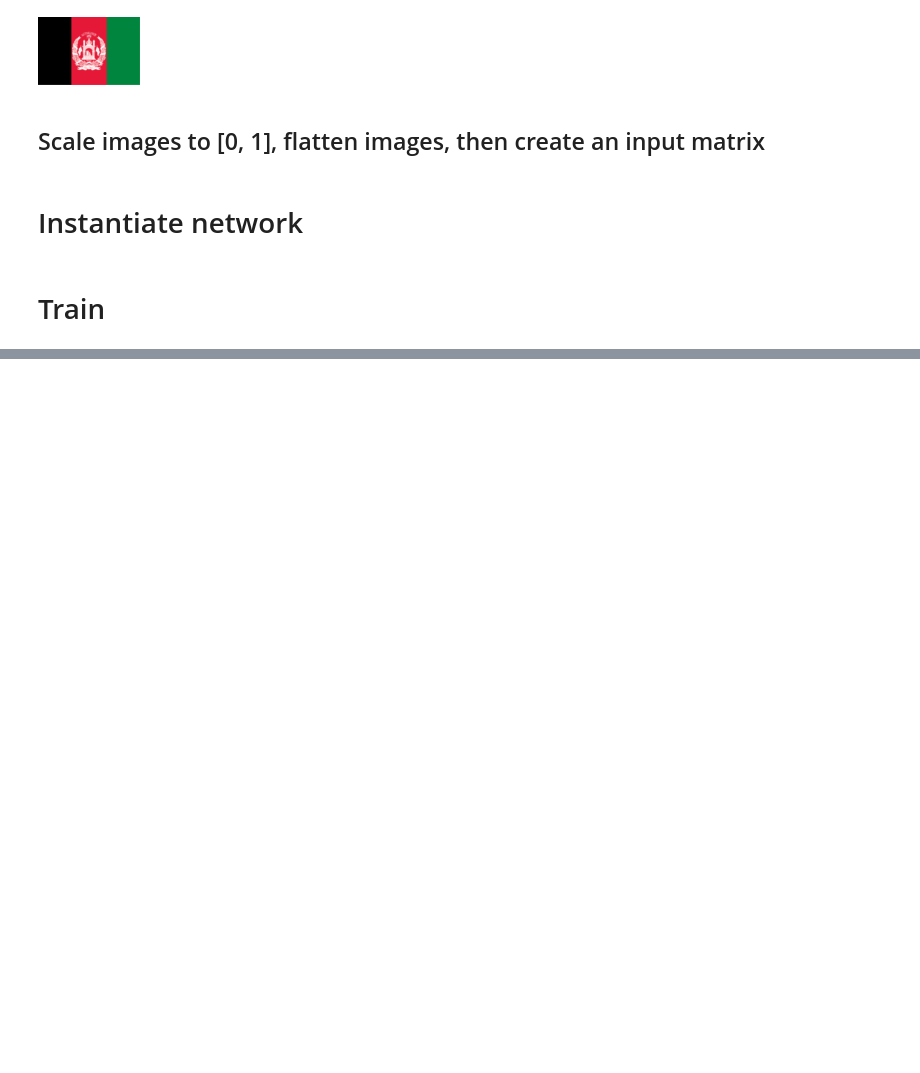
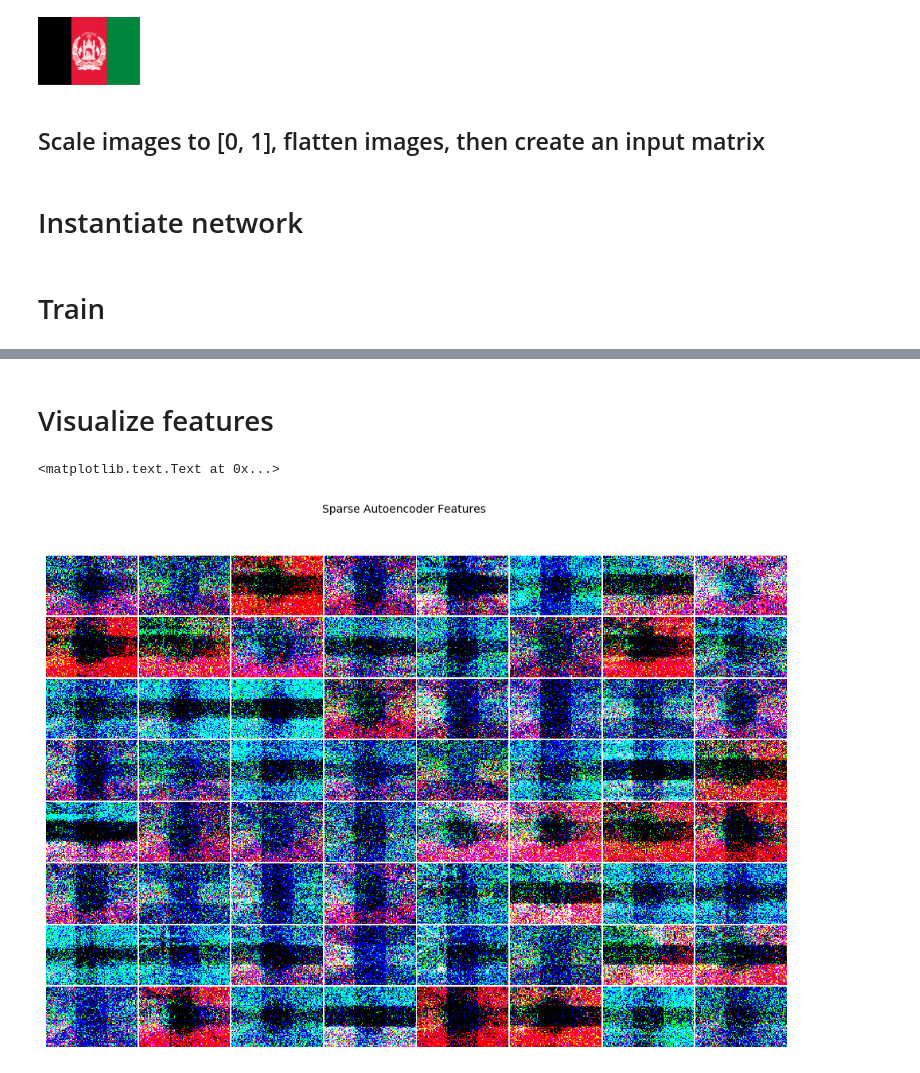
Before and after one commit to cavaunpeu/generate-world-flags, a Jupyter notebook: generate-world-flags.ipynb, the cells around one changed output, grey strips where cells are left out. Saved outputs shown, nothing was run; the diff lists cells and outputs as text; code cells hidden in the pictures; blank space fills up the shorter version.

Commit message:
plot sparse autoencoder features

```diff
--- a/generate-world-flags.ipynb
+++ b/generate-world-flags.ipynb
@@ -78,7 +83,7 @@ LAYER_SIZES = [N_FEATURES, N_HIDDEN_UNITS, N_FEATURES]
 # %%
 LEARNING_RATE = .05
 TRAINING_BATCH_SIZE = 72
-N_EPOCHS = 200
+N_EPOCHS = 25
 RANDOM_STATE = 123
 RHO = .05
 BETA = .25
@@ -163,0 +156,2 @@ Test Loss: 985.1755355132254
+# %% [markdown]
+# Visualize features
@@ -164,3 +164,26 @@ Test Loss: 985.1755355132254
+# %%
+maximally_activating_inputs = []
+
+for row in network.parameters.weight_parameters[0].value:
+    norm_bounded_input = row / np.linalg.norm(row)
+    maximally_activating_inputs.append( reshape_for_visualization(norm_bounded_input) )
+# %%
+n_rows = n_cols = 8
+
+plt.figure(figsize=(12, 8))
+gs = gridspec.GridSpec(n_rows, n_cols, wspace=.025, hspace=0)
+
+for i, (r, c) in enumerate(product(range(n_rows), range(n_cols))):
+    ax = plt.subplot(gs[i])
+    ax.set_xticks([])
+    ax.set_yticks([])
+    ax.axis('off')
+    ax.imshow(maximally_activating_inputs[i], cmap='gray', interpolation='nearest')
+
+plt.suptitle('Sparse Autoencoder Features')
+# %% [output]
+<matplotlib.text.Text at 0x...>
+[figure, added]
 # %%
 ## visualize a row of our input matrix, resized to the reduced-shape original
 # %%
```
Also changed, not shown: parts of 10 cells of this notebook.
